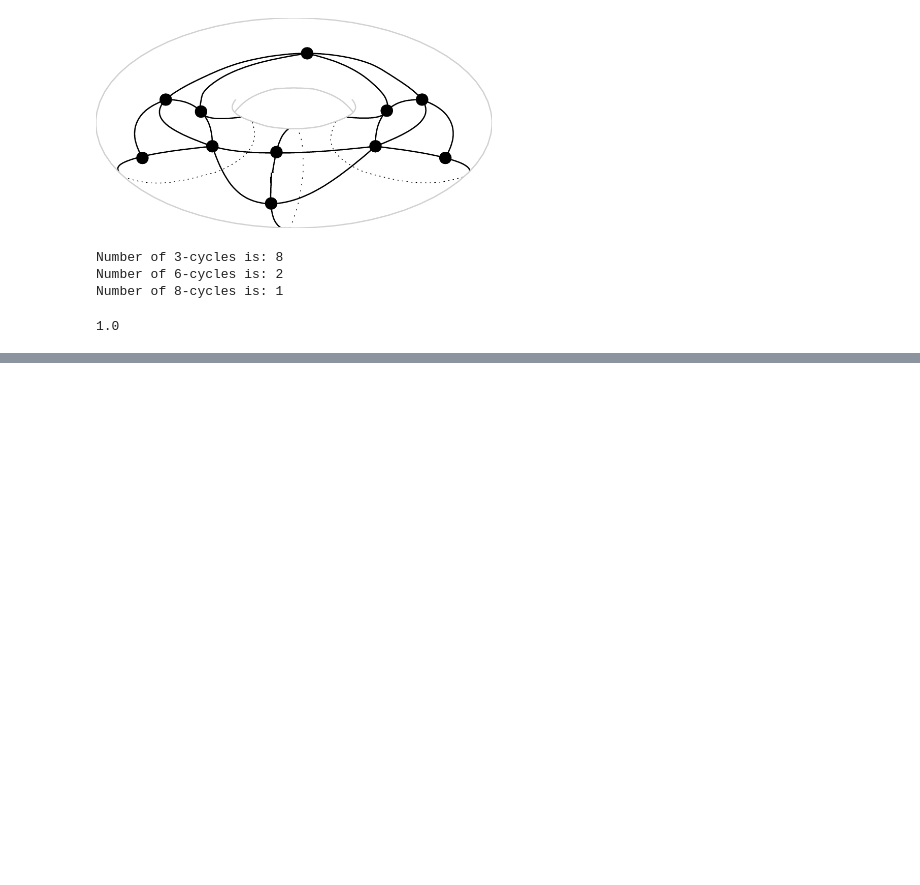
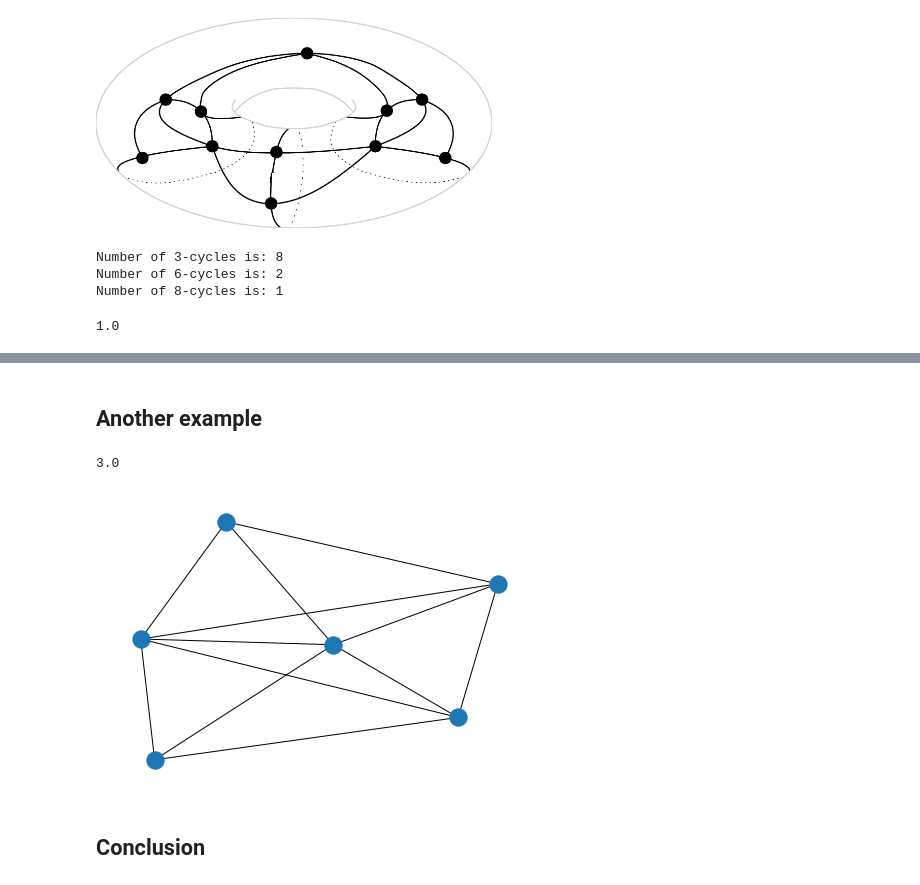
Before and after one commit to joshuasc2001/Final-Year-Project, a Jupyter notebook: Presentation.ipynb, the cells around one changed output, grey strips where cells are left out. Cells and saved outputs as stored; diff of their text form; code cells hidden in the pictures; blank space fills up the shorter version.

```diff
--- a/Presentation101.ipynb
+++ b/Presentation.ipynb
@@ -235,0 +298,17 @@ nx.draw(G)
+# %% [markdown]
+## Another example
+# %%
+es = [(1,2),(3,4),(5,6),(7,8),(9,10),(11,12),(13,14),(17,18),(19,20),(21,22),(23,24),(30,31)]
+vs = [(4,14,17,5,2),(6,31,22,19,8),(1,24,7,9),(3,30,10),(11,20,18),(12,21,23,13) ]
+r = rot.rotationSystem(vs,es)
+# %%
+r.findGenus()
+# %% [output]
+3.0
+# %%
+G = nx.MultiGraph(r.conversion())
+nx.draw(G)
+# %% [output]
+[figure, added]
+# %% [markdown]
+## Conclusion
```
Also changed, not shown: parts of 44 cells of this notebook.
